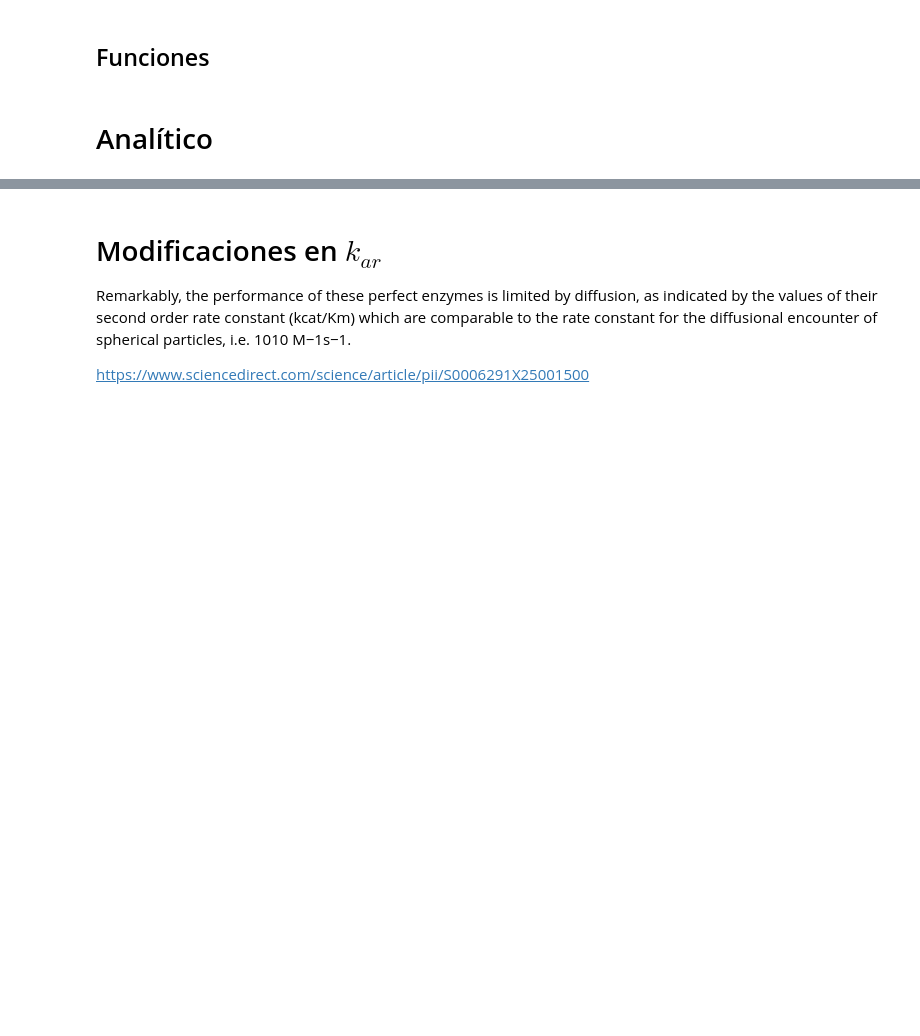
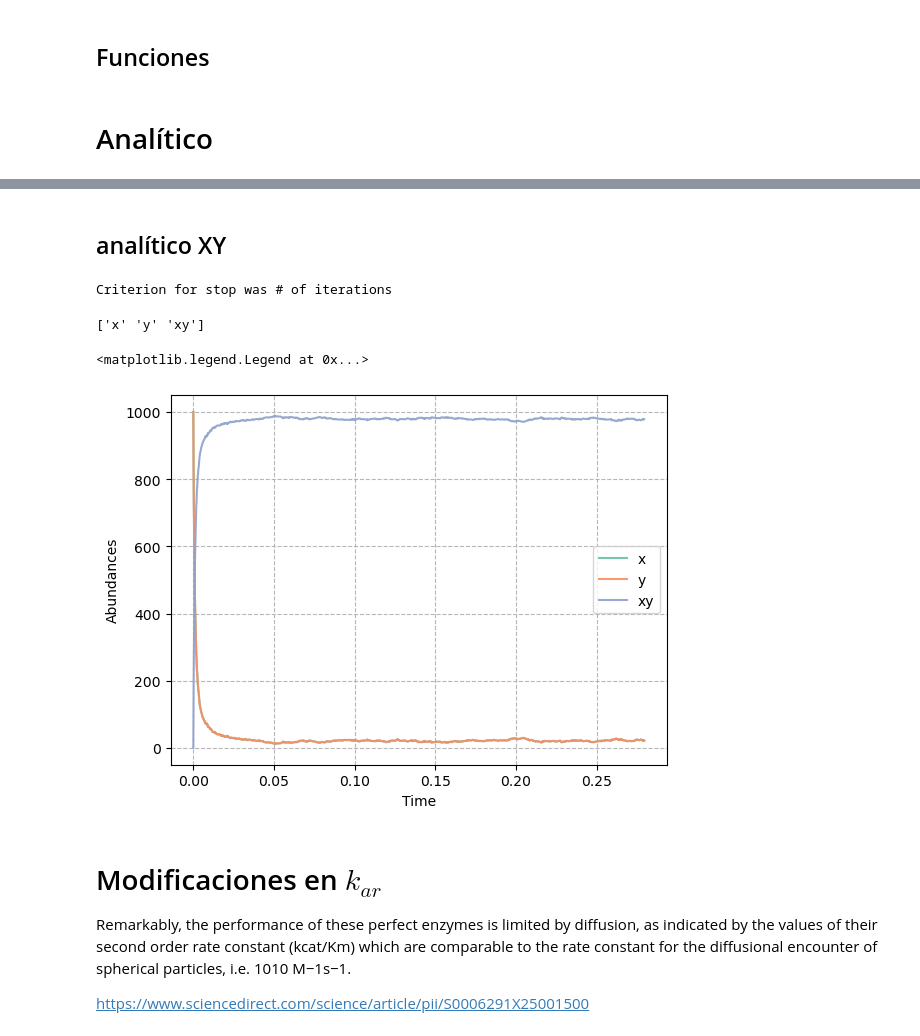
Before and after one commit to CAB-GCA/catalytic_world, a Jupyter notebook: notebooks/XYC_graphs.ipynb, the cells around one changed output, grey strips where cells are left out. Drawn from its saved outputs; the diff is of its cells as text; code cells hidden in the pictures; blank space fills up the shorter version.

```diff
--- a/notebooks/XYC_graphs.ipynb
+++ b/notebooks/XYC_graphs.ipynb
@@ -315,3 +348,38 @@ print(abundances[-5:,:])
+# %% [markdown]
+## analítico XY
+# %%
+kinetic_k = [1,1]
+initial_conditions = [1000,1000,0]
+vol = 1
+file_XY = "../examples/reactions_XY.txt"
+
+ab, tim, vols = chemistry(method= "Gillespie",
+                          iterations= int(1500),
+                          file= file_XY,
+                          initial_food= initial_conditions,
+                          k= kinetic_k,
+                          V= vol
+                          )
+# %% [output]
+Criterion for stop was # of iterations
+# %%
+plt.figure()
+colors = plt.get_cmap('Set2').colors
+plt.grid()
+species_XY = obtain_species(read_file(file_XY))
+print(species_XY)
+for i in range(len(species_XY)):
+
+    plt.plot(tim, ab[:, i], label=species_XY[i], color=colors[i], alpha=0.9)
+
+plt.grid(True, linestyle='--', alpha=0.9)
+plt.xlabel("Time")
+plt.ylabel("Abundances")
+plt.legend()
+# %% [output]
+['x' 'y' 'xy']
+<matplotlib.legend.Legend at 0x...>
+[figure, added]
 # %% [markdown]
 # Modificaciones en $k_{ar}$
 
```
Also changed, not shown: parts of 9 cells of this notebook, 6 other files.
